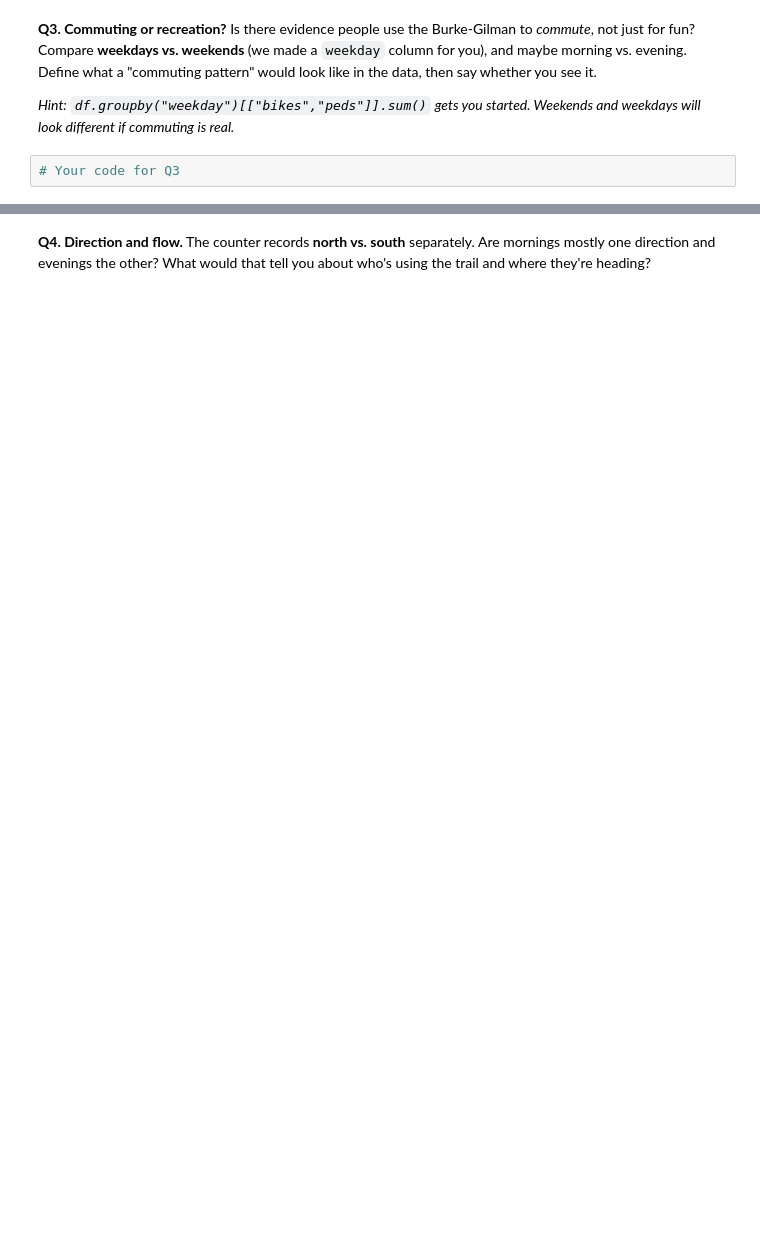
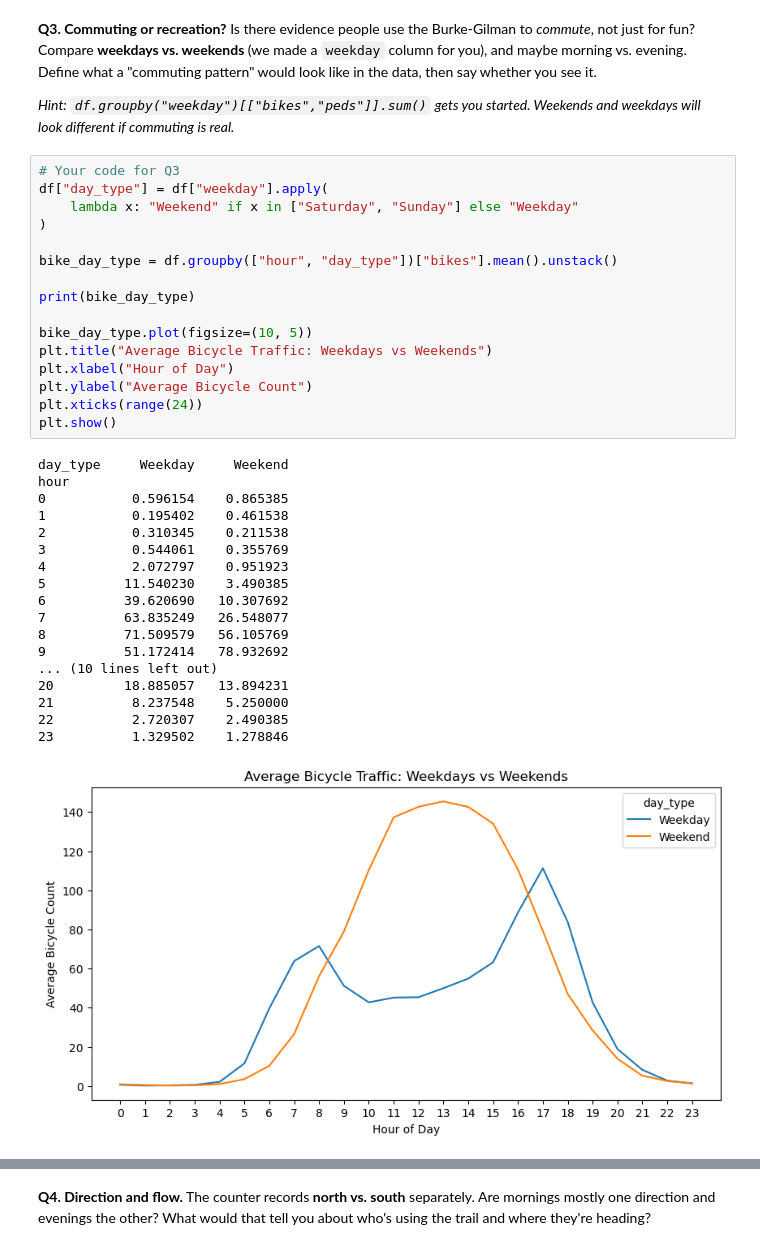
Before and after one commit to ArlfinEyre/hcde-410, a Jupyter notebook: A1/A1.ipynb, the cells around one changed output, grey strips where cells are left out. Cells and saved outputs as stored; diff of their text form; blank space fills up the shorter version.

```diff
--- a/A1/A1.ipynb
+++ b/A1/A1.ipynb
@@ -130,6 +223,39 @@ Is there evidence people use the Burke-Gilman to *commute*, not just for fun? Co
 *Hint: `df.groupby("weekday")[["bikes","peds"]].sum()` gets you started. Weekends and weekdays will look different if commuting is real.*
 # %%
 # Your code for Q3
+df["day_type"] = df["weekday"].apply(
+    lambda x: "Weekend" if x in ["Saturday", "Sunday"] else "Weekday"
+)
+
+bike_day_type = df.groupby(["hour", "day_type"])["bikes"].mean().unstack()
+
+print(bike_day_type)
+
+bike_day_type.plot(figsize=(10, 5))
+plt.title("Average Bicycle Traffic: Weekdays vs Weekends")
+plt.xlabel("Hour of Day")
+plt.ylabel("Average Bicycle Count")
+plt.xticks(range(24))
+plt.show()
+# %% [output]
+day_type     Weekday     Weekend
+hour
+0           0.596154    0.865385
+1           0.195402    0.461538
+2           0.310345    0.211538
+3           0.544061    0.355769
+4           2.072797    0.951923
+5          11.540230    3.490385
+6          39.620690   10.307692
+7          63.835249   26.548077
+8          71.509579   56.105769
+9          51.172414   78.932692
+... (10 lines left out)
+20         18.885057   13.894231
+21          8.237548    5.250000
+22          2.720307    2.490385
+23          1.329502    1.278846
+[figure, added]
 # %% [markdown]
 **Your Q3 answer:**
 
```
Also changed, not shown: parts of 12 cells of this notebook, 1 other file.
